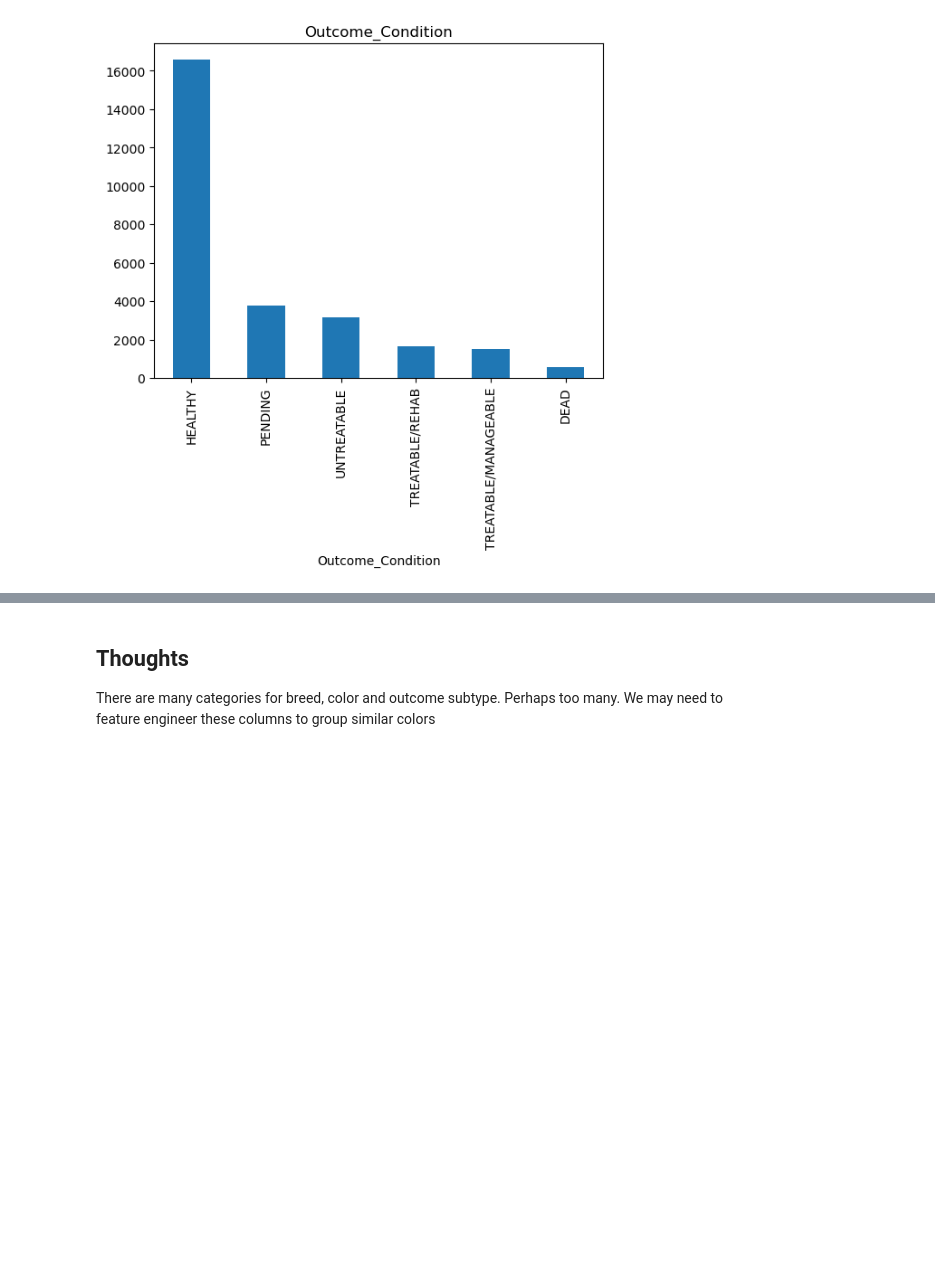
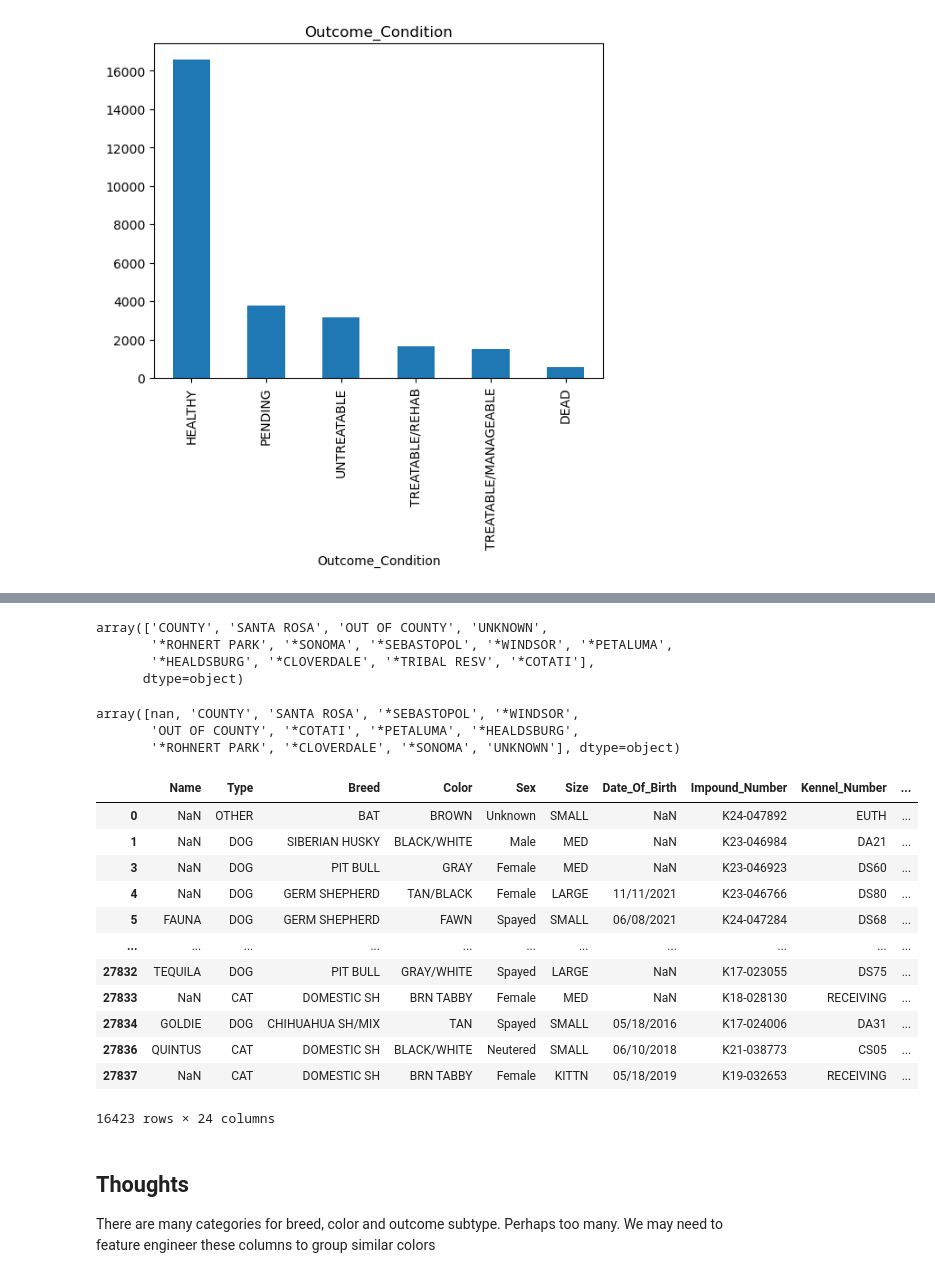
Before and after one commit to robchimel/pawpulation-forecast, a Jupyter notebook: EDA.ipynb, the cells around one changed output, grey strips where cells are left out. Drawn from its saved outputs; the diff is of its cells as text; code cells hidden in the pictures; blank space fills up the shorter version.

Commit message:
investigate jurisdiction

```diff
--- a/EDA.ipynb
+++ b/EDA.ipynb
@@ -180,3 +262,32 @@ Text(0.5, 1.0, 'Outcome_Condition')
+# %%
+df.Intake_Jurisdiction.unique()
+# %% [output]
+array(['COUNTY', 'SANTA ROSA', 'OUT OF COUNTY', 'UNKNOWN',
+       '*ROHNERT PARK', '*SONOMA', '*SEBASTOPOL', '*WINDSOR', '*PETALUMA',
+       '*HEALDSBURG', '*CLOVERDALE', '*TRIBAL RESV', '*COTATI'],
+      dtype=object)
+# %%
+df.Outcome_Jurisdiction.unique()
+# %% [output]
+array([nan, 'COUNTY', 'SANTA ROSA', '*SEBASTOPOL', '*WINDSOR',
+       'OUT OF COUNTY', '*COTATI', '*PETALUMA', '*HEALDSBURG',
+       '*ROHNERT PARK', '*CLOVERDALE', '*SONOMA', 'UNKNOWN'], dtype=object)
+# %%
+df[df.Outcome_Jurisdiction != df.Intake_Jurisdiction]
+# %% [output]
+|  | Name | Type | Breed | Color | Sex | Size | Date_Of_Birth | Impound_Number | Kennel_Number | ... |
+| 0 | NaN | OTHER | BAT | BROWN | Unknown | SMALL | NaN | K24-047892 | EUTH | ... |
+| 1 | NaN | DOG | SIBERIAN HUSKY | BLACK/WHITE | Male | MED | NaN | K23-046984 | DA21 | ... |
+| 3 | NaN | DOG | PIT BULL | GRAY | Female | MED | NaN | K23-046923 | DS60 | ... |
+| 4 | NaN | DOG | GERM SHEPHERD | TAN/BLACK | Female | LARGE | 11/11/2021 | K23-046766 | DS80 | ... |
+| 5 | FAUNA | DOG | GERM SHEPHERD | FAWN | Spayed | SMALL | 06/08/2021 | K24-047284 | DS68 | ... |
+| ... | ... | ... | ... | ... | ... | ... | ... | ... | ... | ... |
+| 27832 | TEQUILA | DOG | PIT BULL | GRAY/WHITE | Spayed | LARGE | NaN | K17-023055 | DS75 | ... |
+| 27833 | NaN | CAT | DOMESTIC SH | BRN TABBY | Female | MED | NaN | K18-028130 | RECEIVING | ... |
+| 27834 | GOLDIE | DOG | CHIHUAHUA SH/MIX | TAN | Spayed | SMALL | 05/18/2016 | K17-024006 | DA31 | ... |
+| 27836 | QUINTUS | CAT | DOMESTIC SH | BLACK/WHITE | Neutered | SMALL | 06/10/2018 | K21-038773 | CS05 | ... |
+| 27837 | NaN | CAT | DOMESTIC SH | BRN TABBY | Female | KITTN | 05/18/2019 | K19-032653 | RECEIVING | ... |
+16423 rows × 24 columns
 # %% [markdown]
 ## Thoughts
 There are many categories for breed, color and outcome subtype. Perhaps too many. We may need to feature engineer these columns to group similar colors
```
Also changed, not shown: parts of 13 cells of this notebook.
